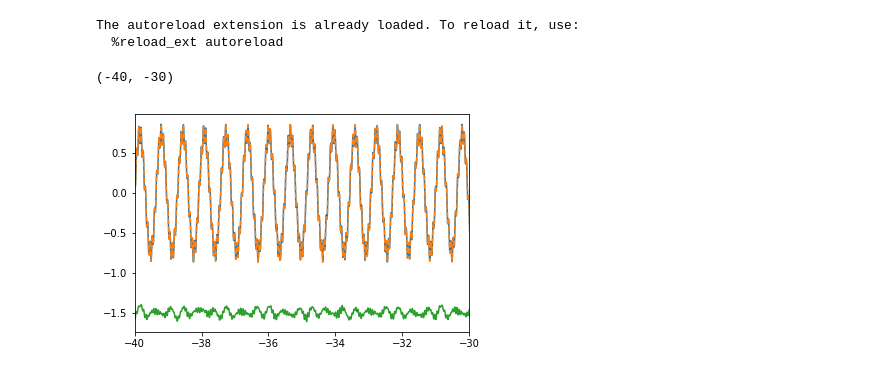
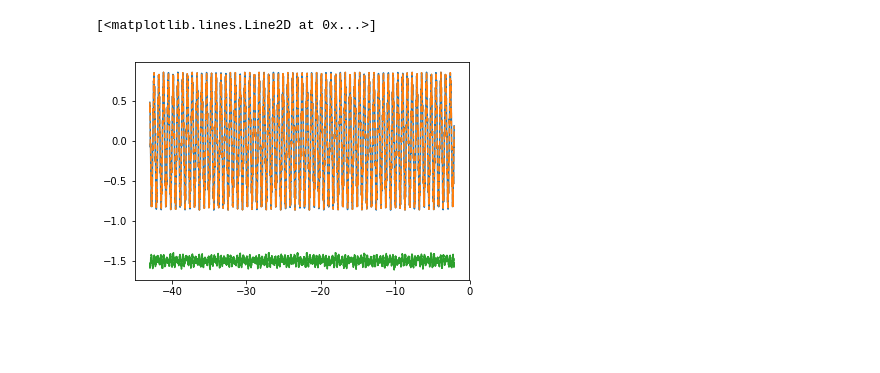
Before and after one commit to jeansom/pulsed_ffitter_current, a Jupyter notebook: pulsed_fitter_current.ipynb, the cells around one changed output. Drawn from its saved outputs; the diff is of its cells as text; code cells hidden in the pictures; blank space fills up the shorter version.

```diff
--- a/pulsed_fitter_current.ipynb
+++ b/pulsed_fitter_current.ipynb
@@ -6,16 +6,18 @@ import numpy as np
 import scipy.optimize as optimize
 import scipy.fftpack as fft
 import scipy.linalg as linalg
+from scipy.stats import chisquare
+from scipy.stats import linregress
 
 %matplotlib inline
-import matplotlib
+import matplotlib as mpl
 import matplotlib.pyplot as plt
 from BandPass import *
 from fitFunctions import *
+from tqdm import *
 
-#import matlab.engine
-#eng = matlab.engine.start_matlab()
+mpl.rcParams['figure.figsize'] = [8.0, 6.0]
+mpl.rcParams['figure.dpi'] = 80
+mpl.rcParams['savefig.dpi'] = 100
+mpl.rcParams['font.size'] = 15
-# %% [output]
-The autoreload extension is already loaded. To reload it, use:
-  %reload_ext autoreload
 # %%
@@ -48,22 +50,23 @@ bounds_cf = [ [ -3, -1.5, 0, -1, -1, 10 ], [ 3, 1.5, 3, 1, 1, 20 ] ]
 # %%
 for k_ind in range(ks1, ks2+1):
-    if "34" not in files[k_ind]:
-        continue
-    paraOut = np.array([1.1, 1.1, 0.5, 0.5 ])
-    k = k_ind + ks1 - 1
+    if "34" not in files[k_ind]: # DELETE LINE, right now set up to run over file 34 only
+        continue                 # DELETE LINE
+    paraOut = np.array([1.1, 1.1, 0.5, 0.5 ]) # Initial parameters for fit
+    k = k_ind + ks1 - 1 # file number
     data = np.loadtxt(dirName+"/"+files[k_ind])
     data = data[:int(np.floor(len(data)/n_ave)*n_ave)]
-    data = np.mean( data.reshape(-1, n_ave), axis=1 )
+    data = np.mean( data.reshape(-1, n_ave), axis=1 ) # Average data
     times = np.arange( 1, len(data)+1, 1 )*dt
     DStart = D1Start
     DEnd = D1EndTimes[np.mod(k_ind-1,len(D2EndTimes))]
-    ind_DStart = np.argmin( np.abs(times - DStart) )+1
-    ind_DEnd = np.argmin( np.abs(times - DEnd) )
+    ind_DStart = np.argmin( np.abs(times - DStart) )+1 # Index of start time
+    ind_DEnd = np.argmin( np.abs(times - DEnd) ) # Index of end time
     datafit = np.array([ times[ind_DStart:ind_DEnd] - times[ind_DEnd-1], data[ind_DStart:ind_DEnd] - np.mean(data[ind_DStart:ind_DEnd]) ])
+    # Run fit a few times to get initial parameters
     paraOut = optimize.minimize( lambda para: least_sq(datafit[1], fitSine2Slope([para[0], para[1], 1.5554, para[2], para[3], 15.008], datafit[0])), [ paraOut[0], paraOut[1], paraOut[2], paraOut[3] ], method="SLSQP", bounds=bounds_fixfreq, options={'eps': 1e-12} ).x
     paraOut = optimize.minimize( lambda para: least_sq(datafit[1], fitSine2Slope(para, datafit[0])), [ paraOut[0], paraOut[1], 1.5554, paraOut[2], paraOut[3], 15.008 ], method="SLSQP", bounds=bounds, options={'eps': 1e-12} ).x
-    datafit = BandPassFilter(datafit, dt, paraOut, 10, 2)
-    paraOut = optimize.minimize( lambda para: least_sq(datafit[1], fitSine2Slope(para, datafit[0])), paraOut, method="SLSQP", bounds=bounds, options={'eps': 1e-12} ).x
+    datafit = BandPassFilter(datafit, dt, paraOut, 10, 2) # Bandpass filter
+    paraOut = optimize.minimize( lambda para: least_sq(datafit[1], fitSine2Slope(para, datafit[0])), paraOut, method="SLSQP", bounds=bounds, options={'eps': 1e-12} ).x # Run fit again
 
     ## Partial Fitting
     NPoints = len(datafit[0])
@@ -75,51 +78,57 @@ for k_ind in range(ks1, ks2+1):
     paraOut_arr = []
     errtout_arr = []
     errtout_arr2= []
+    errchi2_arr = []
     datafit2 = []
     for i in range(n_subs):
-        dataPar_x0 = dataPar_x[i] - min(dataPar_x[i])
+        dataPar_x0 = dataPar_x[i] - min(dataPar_x[i]) # Set 0 to beginning of subsection of data
+        # Run fit a few times with minimize to get good initial parameters
         fitResult = optimize.minimize( lambda para: least_sq(dataPar_y[i], fitSine2Slope([para[0], para[1], 1.5554, para[2], para[3], 15.008], dataPar_x0)), [ paraOut[0], paraOut[1], paraOut[3], paraOut[4]], method="SLSQP", bounds=bounds_fixfreq, options={'eps': 1e-12, 'maxiter': 10000} )
         fitResult = optimize.minimize( lambda para: least_sq(dataPar_y[i], fitSine2Slope(para, dataPar_x0)), [ fitResult.x[0], fitResult.x[1], 1.5554, fitResult.x[3], fitResult.x[3], 15.008], method="SLSQP", bounds=bounds, options={'eps': 1e-12, 'maxiter': 10000} )
 
-        if curve_fit:
+        if curve_fit: # Run fit using curve fit
             fitResult = optimize.curve_fit( lambda xdata, *para: fitSine2Slope(para, xdata), dataPar_x0, dataPar_y[i], fitResult.x, bounds=bounds_cf, gtol=2.220446049250313e-16, ftol=2.220446049250313e-16, xtol=2.220446049250313e-16)
             #fitResult = optimize.least_squares( lambda xdata, *para: fitSine2Slope(para, xdata), dataPar_x[i], dataPar_y[i], x0=fitResult.x, bounds=bounds, gtol=2.220446049250313e-16, ftol=2.220446049250313e-16, xtol=2.220446049250313e-16)
             paraOut = fitResult[0]
             datafit2.extend(fitSine2Slope(paraOut, dataPar_x0))
+
             errtout = np.sqrt(np.diag(fitResult[1]))
-        else:
+        else: # Run fit using minimize
             fitResult = optimize.minimize( lambda para: least_sq(dataPar_y[i], fitSine2Slope(para, dataPar_x0)), fitResult.x, method="SLSQP", bounds=bounds, options={'eps': 1e-12} )
             paraOut = fitResult.x
             datafit2.extend(fitSine2Slope(paraOut, dataPar_x0))
 
-        if calcJac or (not curve_fit):
+        if calcJac or (not curve_fit): # Calculate jacobian by hand if desired
             if (not curve_fit) and (not calcJac): J = np.array([fitResult.jac])
             else: J = np.array([np.sum(np.array(Jacobian( paraOut, dataPar_x0 )).T, axis=0)])
-            rechi2 = np.sum( (fitSine2Slope(paraOut, dataPar_x0) - dataPar_y[i])**2/len(dataPar_x - len(paraOut)))
+            rechi2 = np.sum( (fitSine2Slope(paraOut, dataPar_x0) - dataPar_y[i])**2/(len(dataPar_x) - len(paraOut)))
             resigma = np.sqrt(rechi2)
             alpha = np.matmul( J.T, J )/resigma**2
-            erroralpha = alpha
-            errtout = np.sqrt(np.diag(erroralpha))
+            try:
+                erroralpha = np.linalg.inv(alpha.T)
+                errtout = np.sqrt(np.diag(erroralpha))
+            except:
+                errtout = np.zeros(len(paraOut))
 
         paraOut_arr.append([
-            np.sqrt(paraOut[0]**2 + paraOut[1]**2), paraOut[2], np.arctan2(paraOut[1], paraOut[0]),
+            np.sqrt(paraOut[0]**2 + paraOut[1]**2), paraOut[2], np.arctan2(paraOut[1], paraOut[0]), # Convert linearized parameters to normal
             np.sqrt(paraOut[3]**2 + paraOut[4]**2), paraOut[5], np.arctan2(paraOut[4], paraOut[3])
         ])
         errtout_arr.append([
-            paraOut_arr[-1][0]**(-1) * np.sqrt( (errtout[0]/paraOut[0])**2 + (errtout[1]/paraOut[1])**2 ),
+            paraOut_arr[-1][0]**(-1) * np.sqrt( (errtout[0]/paraOut[0])**2 + (errtout[1]/paraOut[1])**2 ), # Convert linearized parameter errors to normal
             errtout[2],
             np.abs(paraOut[0]*paraOut[1])/paraOut_arr[-1][0]**2 * np.sqrt( (errtout[0]/paraOut[0])**2 + (errtout[1]/paraOut[1])**2 ),
             paraOut_arr[-1][3]**(-1) * np.sqrt( (errtout[3]/paraOut[3])**2 + (errtout[4]/paraOut[4])**2 ),
             errtout[5],
             np.abs(paraOut[3]*paraOut[4])/paraOut_arr[-1][3]**2 * np.sqrt( (errtout[3]/paraOut[3])**2 + (errtout[4]/paraOut[4])**2 ),
         ])
+
 errtout_arr = np.array(errtout_arr)
 paraOut_arr = np.array(paraOut_arr)
 # %%
 plt.plot(dataPar_x.flatten(), (dataPar_y).flatten())
 plt.plot(dataPar_x.flatten(), datafit2, ls="--")
 plt.plot(dataPar_x.flatten(), 100*(datafit2-(dataPar_y).flatten())-1.5)
-plt.xlim([-40,-30])
 # %% [output]
-(-40, -30)
+[<matplotlib.lines.Line2D at 0x...>]
-[figure, old version]
+[figure, new version]
```
Also changed, not shown: parts of 6 cells of this notebook, 1 other file.
